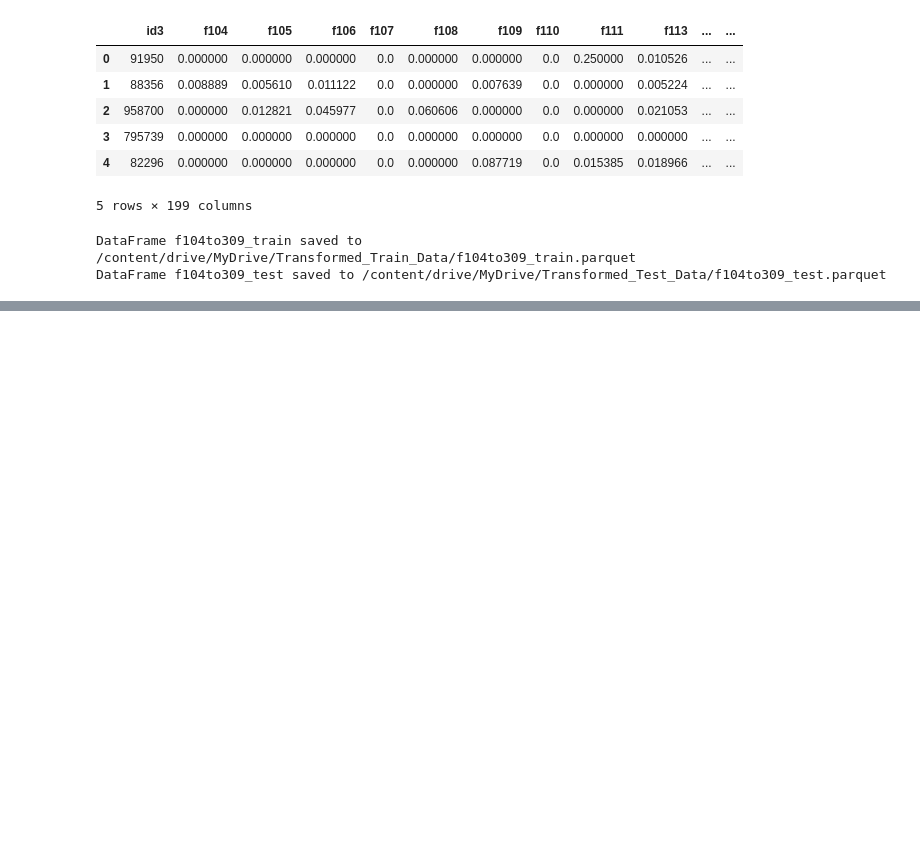
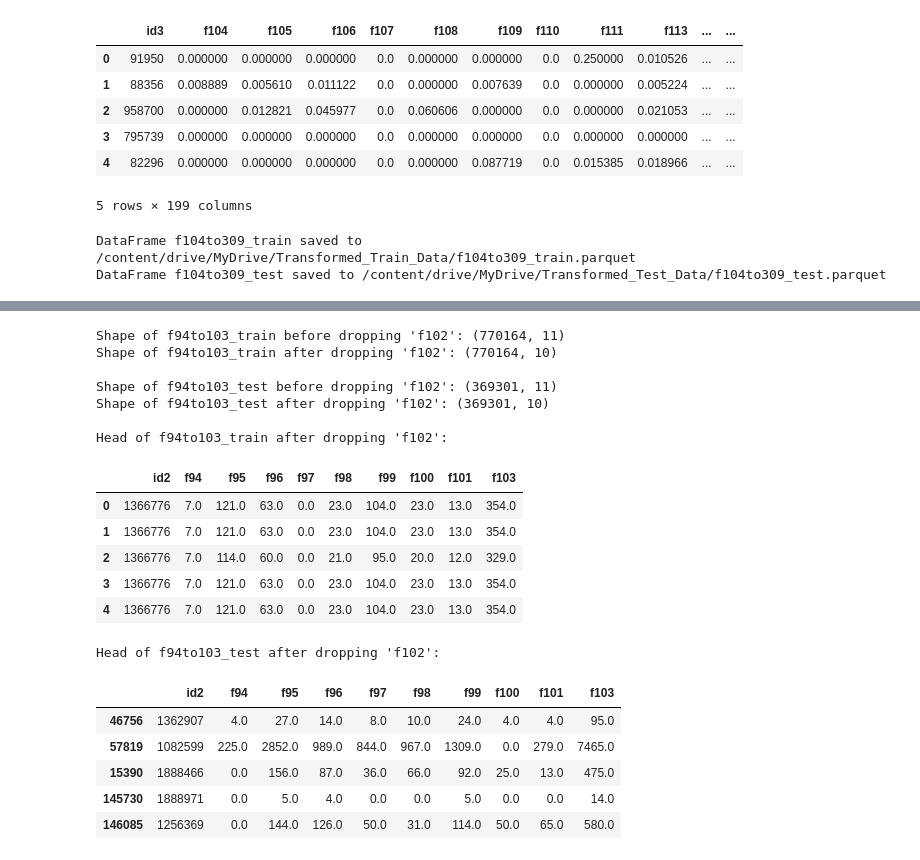
Before and after one commit to rishabh-0042/American_Express_Hackathon_25-2025, a Jupyter notebook: Feature_Engineering4.2.ipynb, the cells around one changed output, grey strips where cells are left out. Cells and saved outputs as stored; diff of their text form; code cells hidden in the pictures; blank space fills up the shorter version.

```diff
--- a/Feature_Engineering4.2.ipynb
+++ b/Feature_Engineering4.2.ipynb
@@ -2054,0 +2192,38 @@ DataFrame f104to309_test saved to /content/drive/MyDrive/Transformed_Test_Data/f
+# %%
+# Drop 'f102' from f94to103_train
+print("Shape of f94to103_train before dropping 'f102':", f94to103_train.shape)
+f94to103_train_modified = f94to103_train.drop('f102', axis=1)
+print("Shape of f94to103_train after dropping 'f102':", f94to103_train_modified.shape)
+
+# Drop 'f102' from f94to103_test
+print("\nShape of f94to103_test before dropping 'f102':", f94to103_test.shape)
+f94to103_test_modified = f94to103_test.drop('f102', axis=1)
+print("Shape of f94to103_test after dropping 'f102':", f94to103_test_modified.shape)
+
+# Display the head of the modified dataframes
+print("\nHead of f94to103_train after dropping 'f102':")
+display(f94to103_train_modified.head())
+
+print("\nHead of f94to103_test after dropping 'f102':")
+display(f94to103_test_modified.head())
+# %% [output]
+Shape of f94to103_train before dropping 'f102': (770164, 11)
+Shape of f94to103_train after dropping 'f102': (770164, 10)
+
+Shape of f94to103_test before dropping 'f102': (369301, 11)
+Shape of f94to103_test after dropping 'f102': (369301, 10)
+
+Head of f94to103_train after dropping 'f102':
+|  | id2 | f94 | f95 | f96 | f97 | f98 | f99 | f100 | f101 | f103 |
+| 0 | 1366776 | 7.0 | 121.0 | 63.0 | 0.0 | 23.0 | 104.0 | 23.0 | 13.0 | 354.0 |
+| 1 | 1366776 | 7.0 | 121.0 | 63.0 | 0.0 | 23.0 | 104.0 | 23.0 | 13.0 | 354.0 |
+| 2 | 1366776 | 7.0 | 114.0 | 60.0 | 0.0 | 21.0 | 95.0 | 20.0 | 12.0 | 329.0 |
+| 3 | 1366776 | 7.0 | 121.0 | 63.0 | 0.0 | 23.0 | 104.0 | 23.0 | 13.0 | 354.0 |
+| 4 | 1366776 | 7.0 | 121.0 | 63.0 | 0.0 | 23.0 | 104.0 | 23.0 | 13.0 | 354.0 |
+Head of f94to103_test after dropping 'f102':
+|  | id2 | f94 | f95 | f96 | f97 | f98 | f99 | f100 | f101 | f103 |
+| 46756 | 1362907 | 4.0 | 27.0 | 14.0 | 8.0 | 10.0 | 24.0 | 4.0 | 4.0 | 95.0 |
+| 57819 | 1082599 | 225.0 | 2852.0 | 989.0 | 844.0 | 967.0 | 1309.0 | 0.0 | 279.0 | 7465.0 |
+| 15390 | 1888466 | 0.0 | 156.0 | 87.0 | 36.0 | 66.0 | 92.0 | 25.0 | 13.0 | 475.0 |
+| 145730 | 1888971 | 0.0 | 5.0 | 4.0 | 0.0 | 0.0 | 5.0 | 0.0 | 0.0 | 14.0 |
+| 146085 | 1256369 | 0.0 | 144.0 | 126.0 | 50.0 | 31.0 | 114.0 | 50.0 | 65.0 | 580.0 |
```
Also changed, not shown: parts of 14 cells of this notebook.
